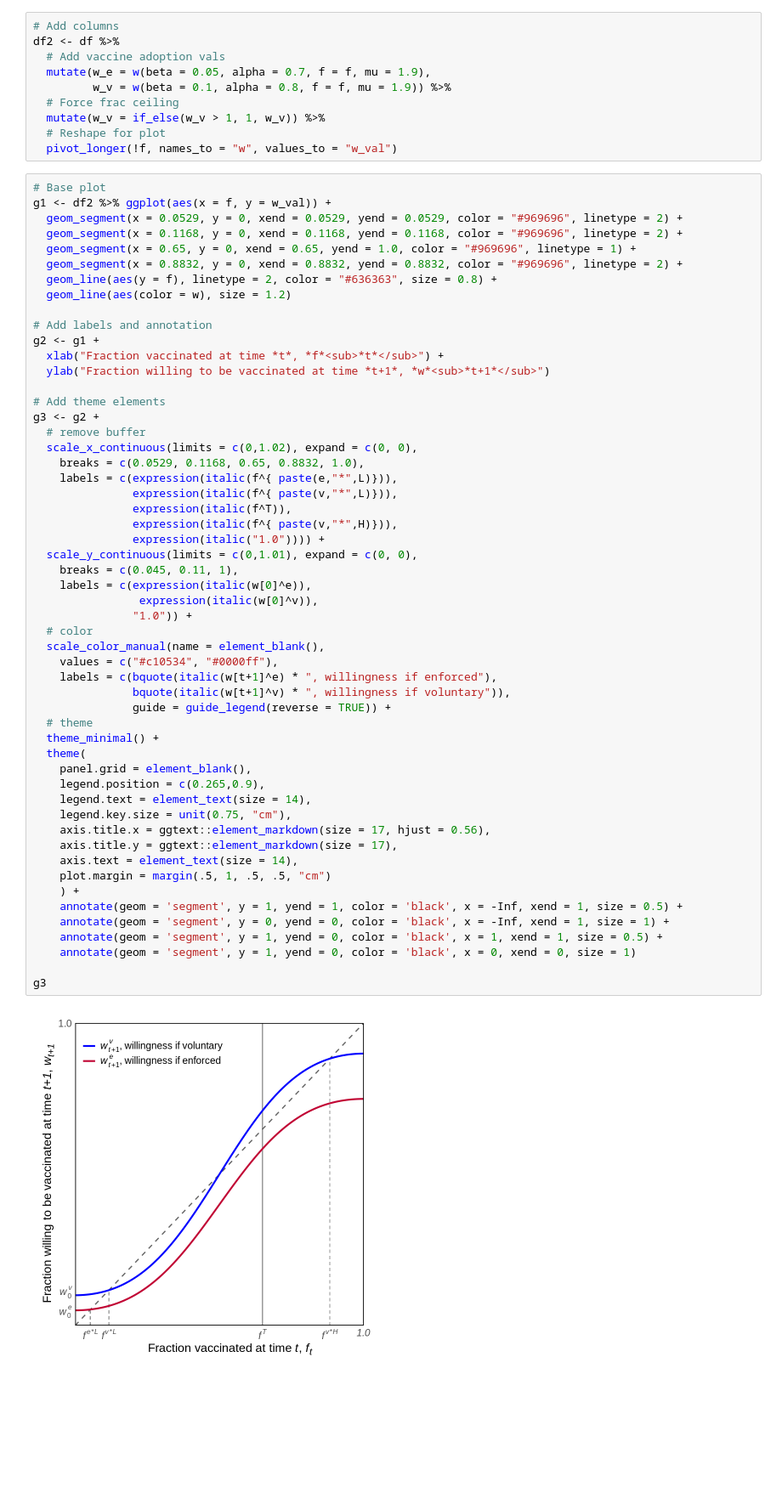
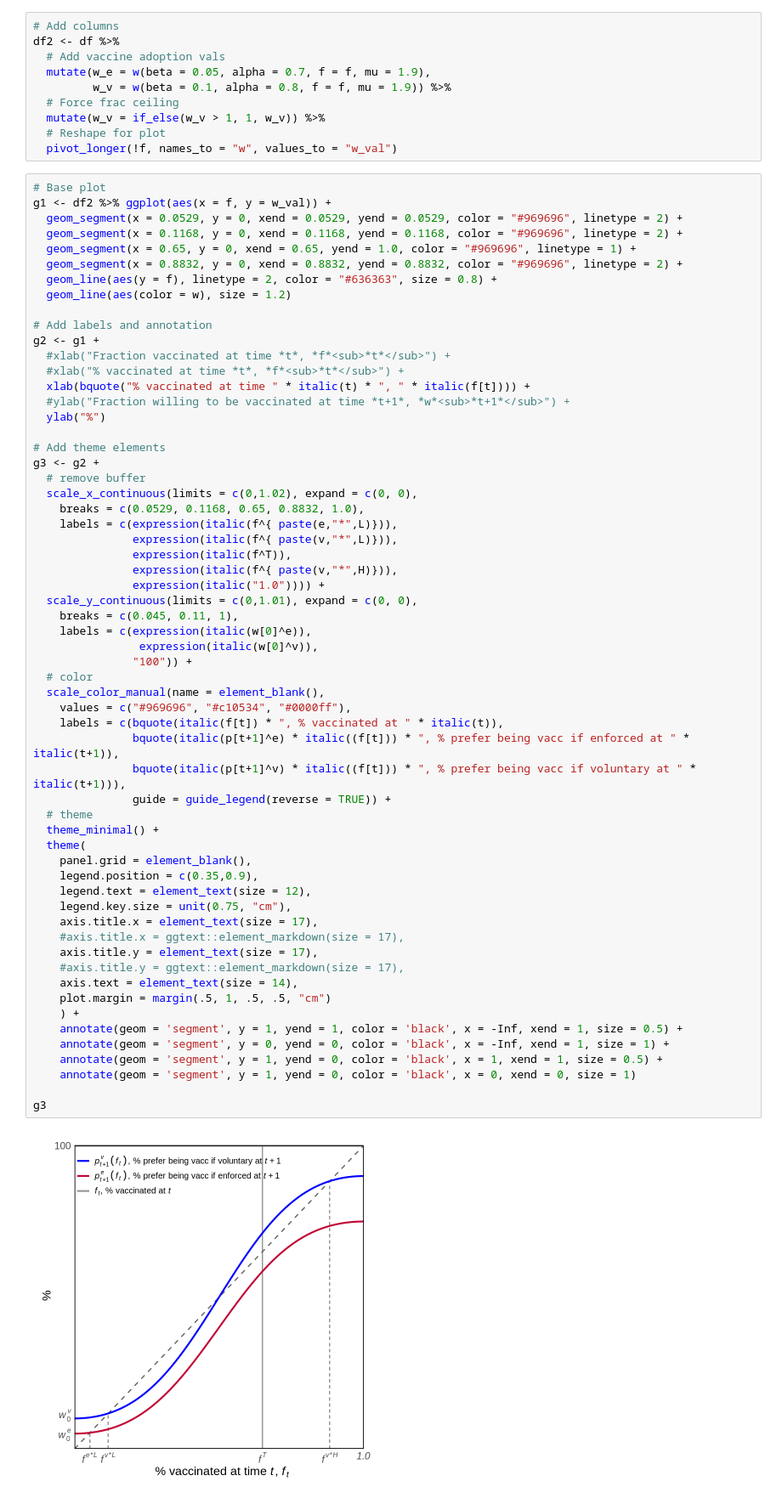
Before and after one commit to scottcohn97/schmelz_bowles, a Jupyter notebook: schmelz_bowles.ipynb, the cells around one changed output. Shown: that part at 85% size. Saved outputs shown, nothing was run; the diff lists cells and outputs as text; blank space fills up the shorter version.

```diff
--- a/schmelz_bowles.ipynb
+++ b/schmelz_bowles.ipynb
@@ -131,50 +140,56 @@ g1 <- df2 %>% ggplot(aes(x = f, y = w_val)) +
 
 # Add labels and annotation
 g2 <- g1 +
-  xlab("Fraction vaccinated at time *t*, *f*<sub>*t*</sub>") +
-  ylab("Fraction willing to be vaccinated at time *t+1*, *w*<sub>*t+1*</sub>")
+  #xlab("Fraction vaccinated at time *t*, *f*<sub>*t*</sub>") +
+  #xlab("% vaccinated at time *t*, *f*<sub>*t*</sub>") +
+  xlab(bquote("% vaccinated at time " * italic(t) * ", " * italic(f[t]))) +
+  #ylab("Fraction willing to be vaccinated at time *t+1*, *w*<sub>*t+1*</sub>") +
+  ylab("%")
 
 # Add theme elements
 g3 <- g2 +
   # remove buffer
   scale_x_continuous(limits = c(0,1.02), expand = c(0, 0),
     breaks = c(0.0529, 0.1168, 0.65, 0.8832, 1.0),
     labels = c(expression(italic(f^{ paste(e,"*",L)})),
                expression(italic(f^{ paste(v,"*",L)})),
                expression(italic(f^T)),
                expression(italic(f^{ paste(v,"*",H)})),
                expression(italic("1.0")))) +
   scale_y_continuous(limits = c(0,1.01), expand = c(0, 0),
     breaks = c(0.045, 0.11, 1),
     labels = c(expression(italic(w[0]^e)),
                 expression(italic(w[0]^v)),
-               "1.0")) +
+               "100")) +
   # color
   scale_color_manual(name = element_blank(),
-    values = c("#c10534", "#0000ff"),
-    labels = c(bquote(italic(w[t+1]^e) * ", willingness if enforced"),
-               bquote(italic(w[t+1]^v) * ", willingness if voluntary")),
+    values = c("#969696", "#c10534", "#0000ff"),
+    labels = c(bquote(italic(f[t]) * ", % vaccinated at " * italic(t)),
+               bquote(italic(p[t+1]^e) * italic((f[t])) * ", % prefer being vacc if enforced at " * italic(t+1)),
+               bquote(italic(p[t+1]^v) * italic((f[t])) * ", % prefer being vacc if voluntary at " * italic(t+1))),
                guide = guide_legend(reverse = TRUE)) +
   # theme
   theme_minimal() +
   theme(
     panel.grid = element_blank(),
-    legend.position = c(0.265,0.9),
-    legend.text = element_text(size = 14),
+    legend.position = c(0.35,0.9),
+    legend.text = element_text(size = 12),
     legend.key.size = unit(0.75, "cm"),
-    axis.title.x = ggtext::element_markdown(size = 17, hjust = 0.56),
-    axis.title.y = ggtext::element_markdown(size = 17),
+    axis.title.x = element_text(size = 17),
+    #axis.title.x = ggtext::element_markdown(size = 17),
+    axis.title.y = element_text(size = 17),
+    #axis.title.y = ggtext::element_markdown(size = 17),
     axis.text = element_text(size = 14),
     plot.margin = margin(.5, 1, .5, .5, "cm")
     ) +
     annotate(geom = 'segment', y = 1, yend = 1, color = 'black', x = -Inf, xend = 1, size = 0.5) +
     annotate(geom = 'segment', y = 0, yend = 0, color = 'black', x = -Inf, xend = 1, size = 1) +
     annotate(geom = 'segment', y = 1, yend = 0, color = 'black', x = 1, xend = 1, size = 0.5) +
     annotate(geom = 'segment', y = 1, yend = 0, color = 'black', x = 0, xend = 0, size = 1)
 
 g3
 # %% [output]
-[figure, old version]
+[figure, new version]
 # %%
 # Save plot
 ggsave(file = "schmelz_bowles_02.pdf", plot = g3, width = 7, height = 7)
```
Also changed, not shown: parts of 4 cells of this notebook.
